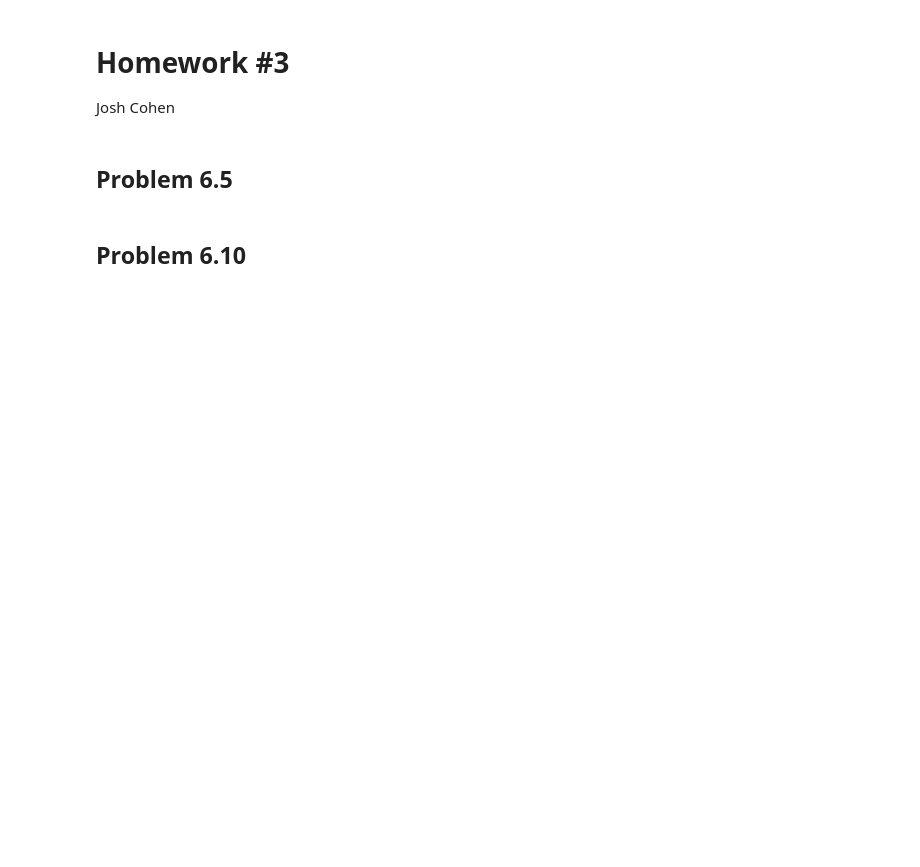
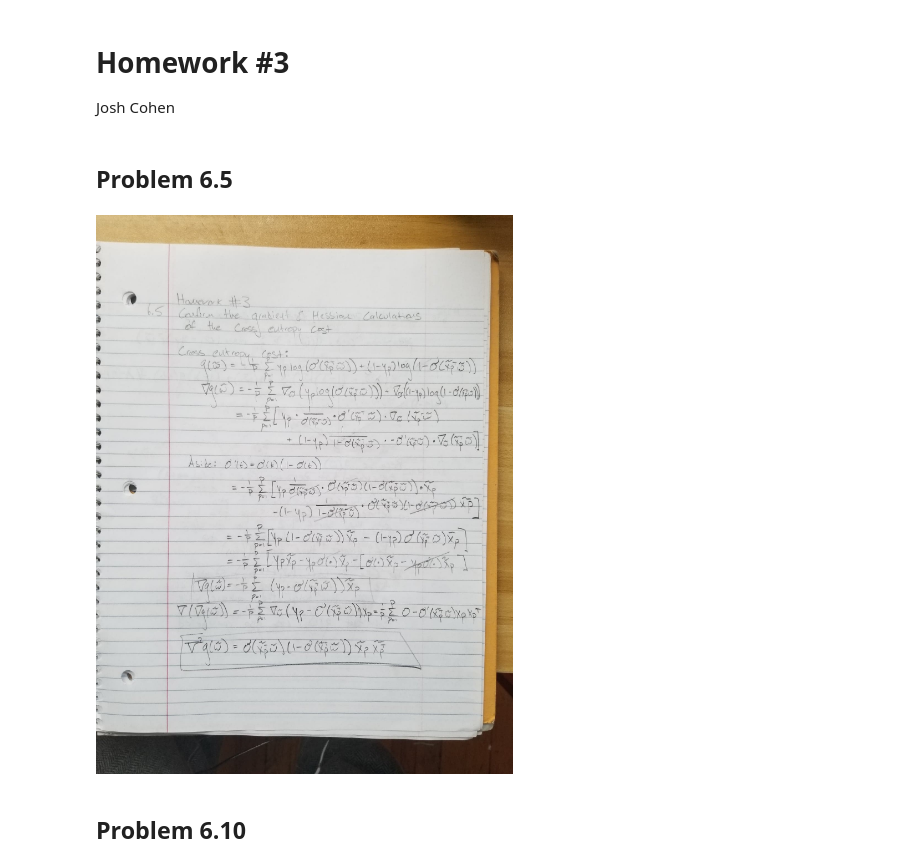
Before and after one commit to JCohner/spring2020, a Jupyter notebook: MLFAA/hw3/Homework3.ipynb, the cells around one changed output. Drawn from its saved outputs; the diff is of its cells as text; code cells hidden in the pictures; blank space fills up the shorter version.

```diff
--- a/MLFAA/hw3/Homework3.ipynb
+++ b/MLFAA/hw3/Homework3.ipynb
@@ -10,5 +10,9 @@ from IPython.display import Image
 import pandas as pd
 # %% [markdown]
 ## Problem 6.5
+# %%
+Image("65.jpg")
+# %% [output]
+[figure, added]
 # %% [markdown]
 ## Problem 6.10
```
Also changed, not shown: parts of 27 cells of this notebook, 1 other file.
